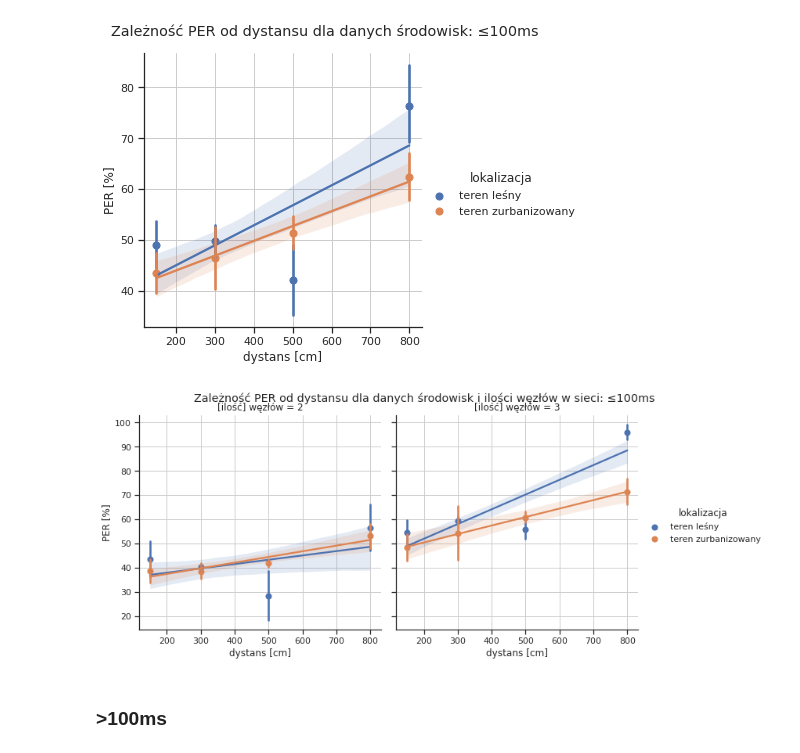
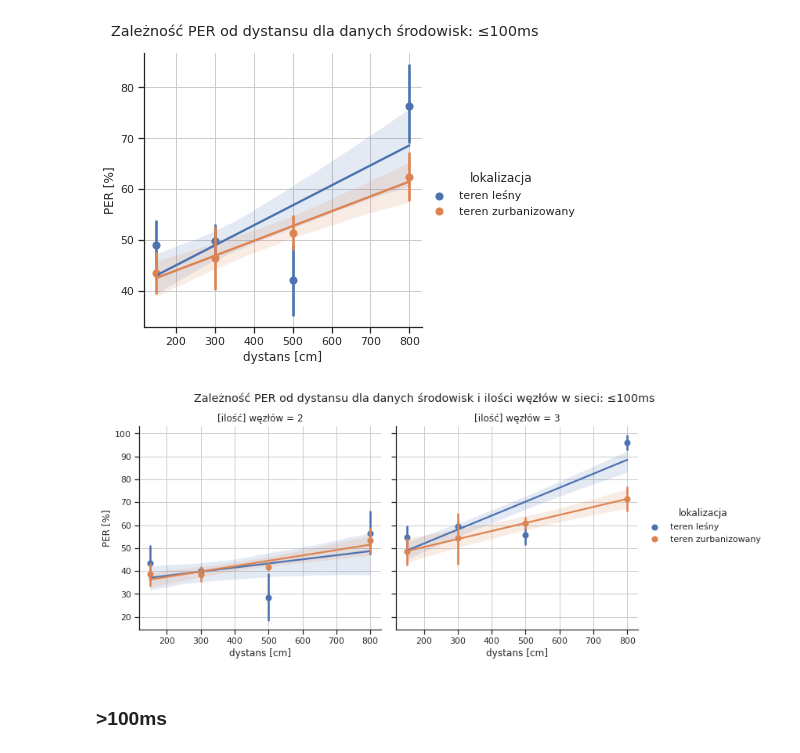
Before and after one commit to krkruk/stm32wb_mesh_packet_error_rate, a Jupyter notebook: field_experiment/analysis.ipynb, the cells around one changed output. Saved outputs shown, nothing was run; the diff lists cells and outputs as text; code cells hidden in the pictures.

Commit message:
Minor cosmetics to title plotting

```diff
--- a/field_experiment/analysis.ipynb
+++ b/field_experiment/analysis.ipynb
@@ -23,6 +23,7 @@ CONST_CAT_GROUND_TRUTH = "ground_truth"
 CONST_CAT_CITY = "teren zurbanizowany"
 CONST_CAT_FOREST = "teren leśny"
 
+ENABLE_ROBUST = False
 def compute_packet_error_rate(sent_packets_cnt, remote_received_packets_cnt):
     return (sent_packets_cnt - remote_received_packets_cnt) * 100.0 / sent_packets_cnt
 
@@ -45,9 +46,10 @@ def plot_all_at_condition(data, condition, title, **params):
     # g.figure.suptitle(title)
     # for ax in g.axes.flat:
     #     ax.grid(True, axis='both')
-
+    params["robust"] = ENABLE_ROBUST
+    subtitle_pos = 0.9 if not "subtitle_pos" in params else params.pop("subtitle_pos")
     g = sns.lmplot(x=CONST_DISTANCE, y=CONST_PACKET_ERR_RATE, data=data, ci=68, x_estimator=np.mean, **params)
-    g.figure.subplots_adjust(top=0.9)
+    g.figure.subplots_adjust(top=subtitle_pos)
     g.figure.suptitle(title)
     for ax in g.axes.flat:
         ax.grid(True, axis='both')
@@ -180,9 +182,9 @@ plot_all_at_condition(data, data[CONST_PING_INTERVAL] == 100, "Zależność PER
 # %% [output]
 [figure]
 # %%
-plot_all_at_condition(data, data[CONST_PING_INTERVAL] == 100, "Zależność PER od dystansu dla danych środowisk i ilości węzłów w sieci: ≤100ms", hue=CONST_LOCATION, col=CONST_NODE_COUNT)
+plot_all_at_condition(data, data[CONST_PING_INTERVAL] == 100, "Zależność PER od dystansu dla danych środowisk i ilości węzłów w sieci: ≤100ms", hue=CONST_LOCATION, col=CONST_NODE_COUNT, subtitle_pos=0.86)
 # %% [output]
-[figure, old version]
+[figure, new version]
 # %% [markdown]
 ### >100ms
 # %%
```
Also changed, not shown: parts of 4 cells of this notebook.
